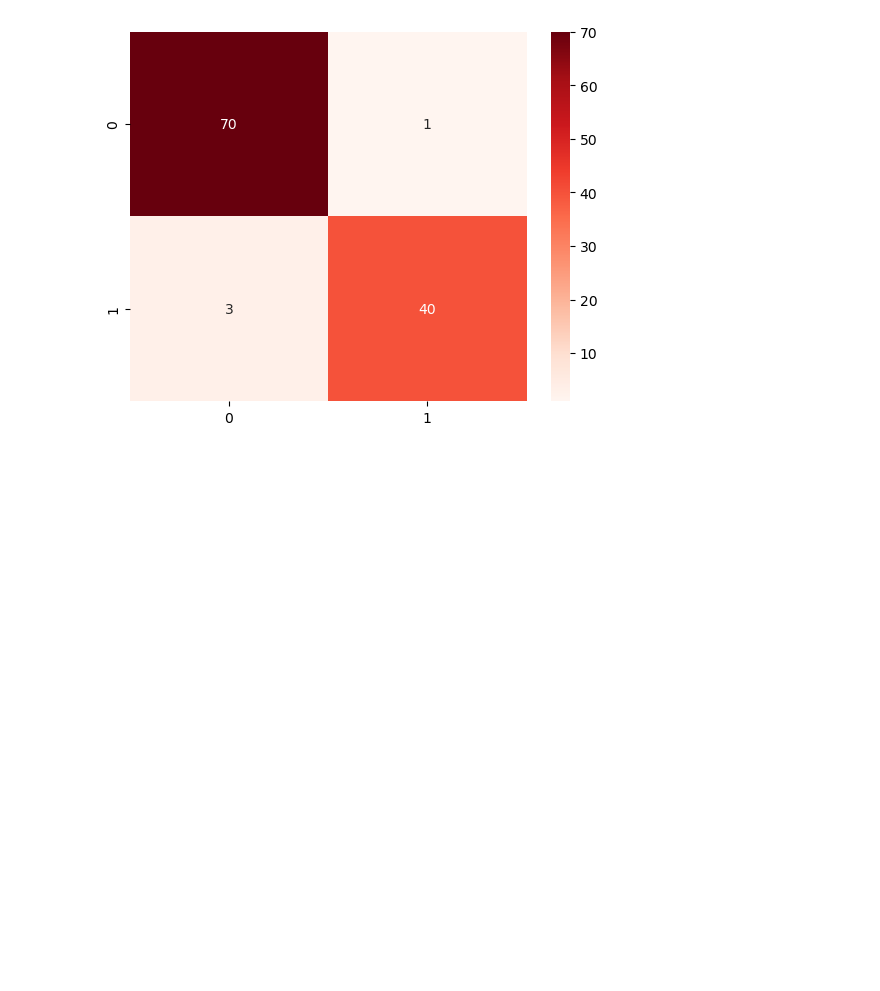
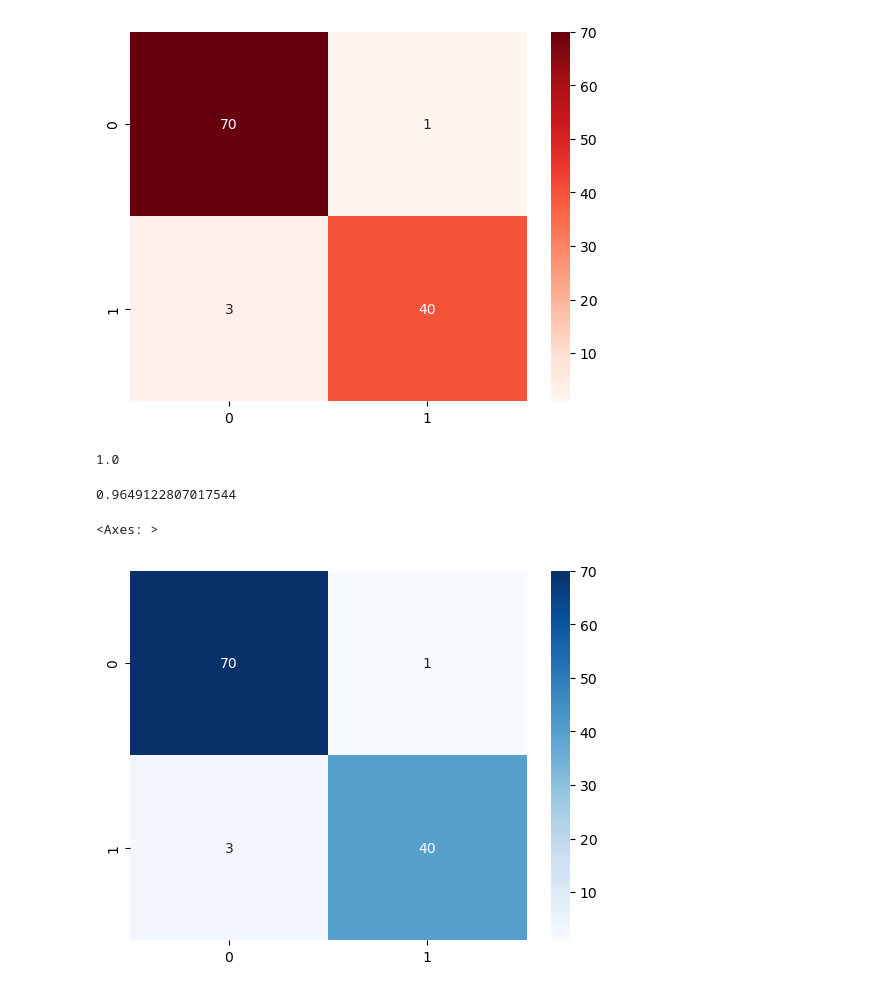
Before and after one commit to SajibSaha3/Random-forest-for-Classification, a Jupyter notebook: random_model.ipynb, the cells around one changed output. Saved outputs shown, nothing was run; the diff lists cells and outputs as text; code cells hidden in the pictures; blank space fills up the shorter version.

```diff
--- a/random_model.ipynb
+++ b/random_model.ipynb
@@ -118,3 +118,23 @@ para = {"n_estimators": [100, 200, 300],
         }
 # %%
 model_grid = GridSearchCV(estimator=ran, param_grid=para, cv=5)
+# %%
+# train grid search model
+model_grid1= model_grid.fit(X_train, y_train)
+# train  score
+model_grid1.score(X_train, y_train)
+# %% [output]
+1.0
+# %%
+# test score
+model_grid1.score(X_test, y_test)
+# %% [output]
+0.9649122807017544
+# %%
+# confusion matrix for grid search model
+model_grid1_pred = model_grid1.predict(X_test)
+cm_grid = confusion_matrix(y_test, model_grid1_pred)
+sns.heatmap(cm_grid, annot=True, fmt="d",cmap="Blues")
+# %% [output]
+<Axes: >
+[figure, added]
```
Also changed, not shown: parts of 2 cells of this notebook.
